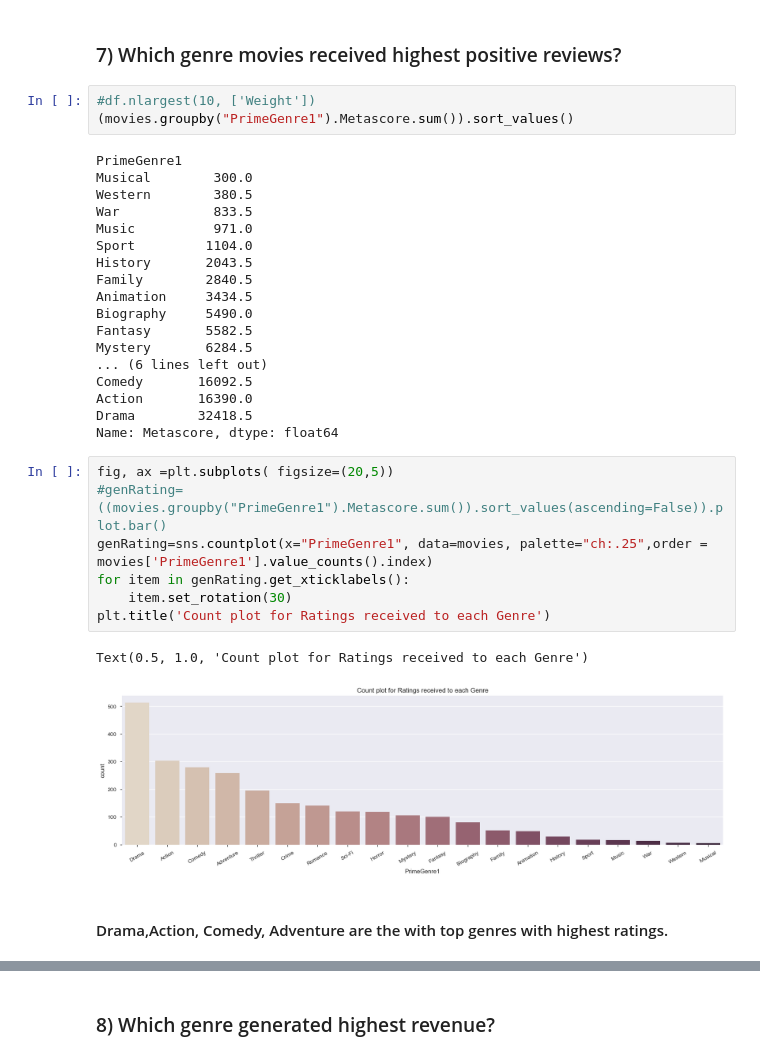
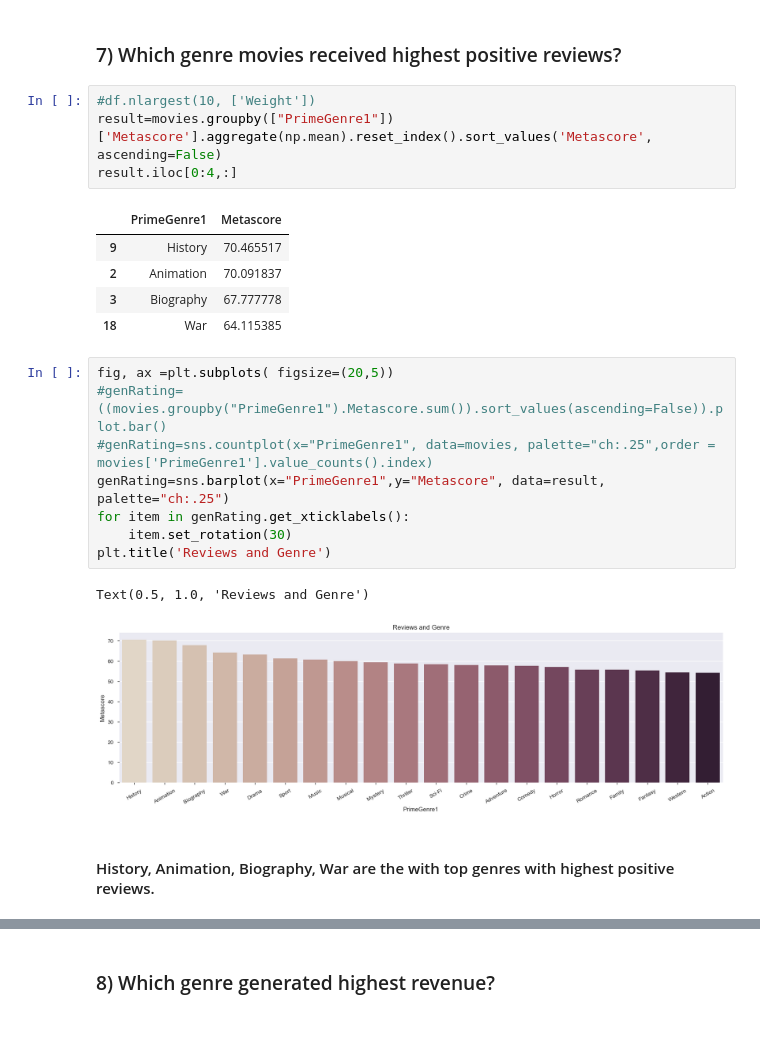
Before and after one commit to brahmishree/EDA_Datascience, a Jupyter notebook: MovieData.ipynb, the cells around one changed output, grey strips where cells are left out. Saved outputs shown, nothing was run; the diff lists cells and outputs as text; blank space fills up the shorter version.

```diff
--- a/MovieData.ipynb
+++ b/MovieData.ipynb
@@ -454,37 +455,27 @@ The dominance of drama as a genre is perhaps not surprising when we consider the
 ### 7) Which genre movies received highest positive reviews?
 # %%
 #df.nlargest(10, ['Weight'])
-(movies.groupby("PrimeGenre1").Metascore.sum()).sort_values()
+result=movies.groupby(["PrimeGenre1"])['Metascore'].aggregate(np.mean).reset_index().sort_values('Metascore', ascending=False)
+result.iloc[0:4,:]
 # %% [output]
-PrimeGenre1
-Musical        300.0
-Western        380.5
-War            833.5
-Music          971.0
-Sport         1104.0
-History       2043.5
-Family        2840.5
-Animation     3434.5
-Biography     5490.0
-Fantasy       5582.5
-Mystery       6284.5
-... (6 lines left out)
-Comedy       16092.5
-Action       16390.0
-Drama        32418.5
-Name: Metascore, dtype: float64
+|  | PrimeGenre1 | Metascore |
+| 9 | History | 70.465517 |
+| 2 | Animation | 70.091837 |
+| 3 | Biography | 67.777778 |
+| 18 | War | 64.115385 |
 # %%
 fig, ax =plt.subplots( figsize=(20,5))
 #genRating=((movies.groupby("PrimeGenre1").Metascore.sum()).sort_values(ascending=False)).plot.bar()
-genRating=sns.countplot(x="PrimeGenre1", data=movies, palette="ch:.25",order = movies['PrimeGenre1'].value_counts().index)
+#genRating=sns.countplot(x="PrimeGenre1", data=movies, palette="ch:.25",order = movies['PrimeGenre1'].value_counts().index)
+genRating=sns.barplot(x="PrimeGenre1",y="Metascore", data=result, palette="ch:.25")
 for item in genRating.get_xticklabels():
     item.set_rotation(30)
-plt.title('Count plot for Ratings received to each Genre')
+plt.title('Reviews and Genre')
 # %% [output]
-Text(0.5, 1.0, 'Count plot for Ratings received to each Genre')
+Text(0.5, 1.0, 'Reviews and Genre')
-[figure, old version]
+[figure, new version]
 # %% [markdown]
-#### Drama,Action, Comedy, Adventure are the with top genres with highest ratings.
+#### History, Animation, Biography, War are the with top genres with highest positive reviews.
 # %% [markdown]
 <p>
 # %% [markdown]
```
Also changed, not shown: parts of 39 cells of this notebook, 2 other files.
